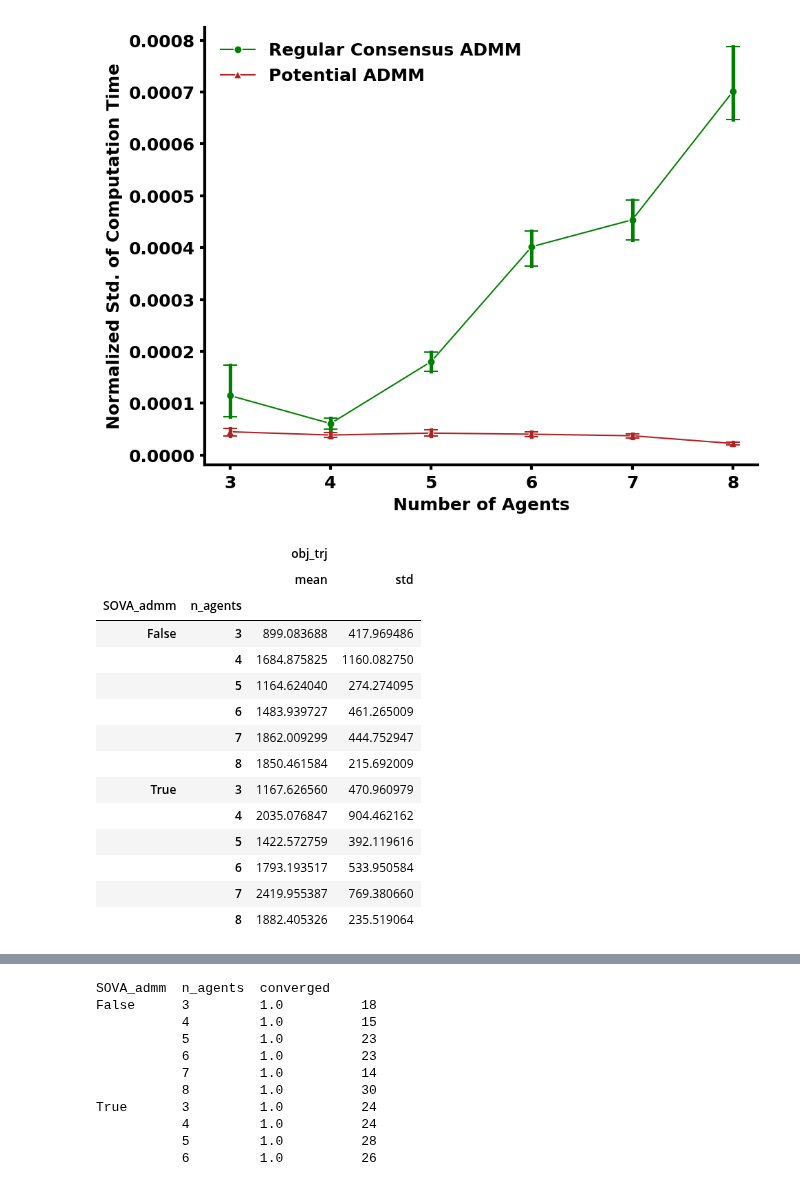
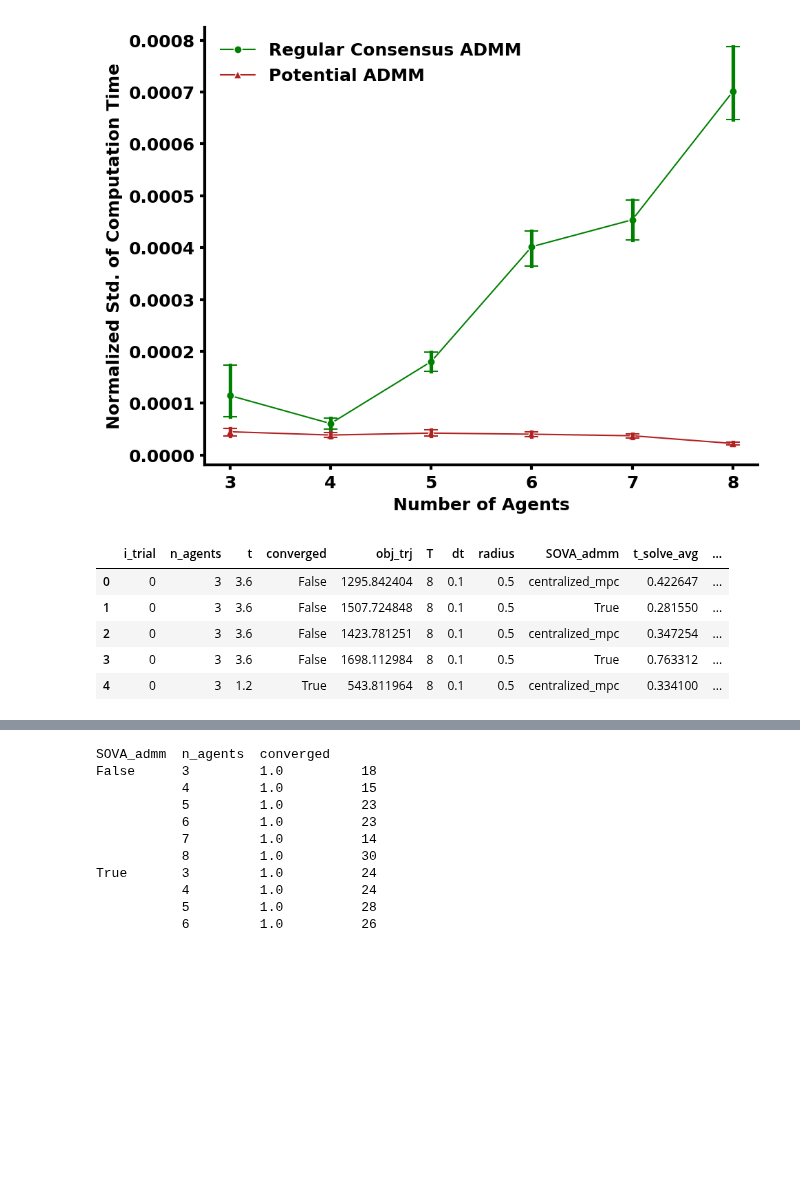
Before and after one commit to labicon/Potential-ADMM_code, a Jupyter notebook: distributed_ADMM/monte_carlo_analysis.ipynb, the cells around one changed output, grey strips where cells are left out. Saved outputs shown, nothing was run; the diff lists cells and outputs as text; code cells hidden in the pictures; blank space fills up the shorter version.

```diff
--- a/distributed_ADMM/monte_carlo_analysis.ipynb
+++ b/distributed_ADMM/monte_carlo_analysis.ipynb
@@ -112,25 +112,18 @@ df = drones_3_8_combined
 # %%
-df_try = df.replace(to_replace='None', value=np.nan).dropna()
+optimality_df = optimality_df.replace(to_replace='None', value=np.nan).dropna()
 # %%
-df_try = df.replace(to_replace=np.inf, value=np.nan).dropna()
+optimality_df = optimality_df.replace(to_replace=np.inf, value=np.nan).dropna()
+# %%
+optimality_df.columns = ['i_trial','n_agents','t','converged','obj_trj','T','dt','radius','SOVA_admm','t_solve_avg','t_solve_std','MAX_ITER','dist_to_goal']
 # %%
-optimality_df = df_try.groupby(['SOVA_admm','n_agents']).agg({'obj_trj': ['mean', 'std']})
+# optimality_df = optimality_df.groupby(['SOVA_admm','n_agents','MAX_ITER']).agg({'obj_trj': ['mean', 'std']})
 # %%
-optimality_df
+optimality_df.head()
 # %% [output]
-|  |  | obj_trj |  |
-|  |  | mean | std |
-| SOVA_admm | n_agents |  |  |
-| False | 3 | 899.083688 | 417.969486 |
-|  | 4 | 1684.875825 | 1160.082750 |
-|  | 5 | 1164.624040 | 274.274095 |
-|  | 6 | 1483.939727 | 461.265009 |
-|  | 7 | 1862.009299 | 444.752947 |
-|  | 8 | 1850.461584 | 215.692009 |
-| True | 3 | 1167.626560 | 470.960979 |
-|  | 4 | 2035.076847 | 904.462162 |
-|  | 5 | 1422.572759 | 392.119616 |
-|  | 6 | 1793.193517 | 533.950584 |
-|  | 7 | 2419.955387 | 769.380660 |
-|  | 8 | 1882.405326 | 235.519064 |
+|  | i_trial | n_agents | t | converged | obj_trj | T | dt | radius | SOVA_admm | t_solve_avg | ... |
+| 0 | 0 | 3 | 3.6 | False | 1295.842404 | 8 | 0.1 | 0.5 | centralized_mpc | 0.422647 | ... |
+| 1 | 0 | 3 | 3.6 | False | 1507.724848 | 8 | 0.1 | 0.5 | True | 0.281550 | ... |
+| 2 | 0 | 3 | 3.6 | False | 1423.781251 | 8 | 0.1 | 0.5 | centralized_mpc | 0.347254 | ... |
+| 3 | 0 | 3 | 3.6 | False | 1698.112984 | 8 | 0.1 | 0.5 | True | 0.763312 | ... |
+| 4 | 0 | 3 | 1.2 | True | 543.811964 | 8 | 0.1 | 0.5 | centralized_mpc | 0.334100 | ... |
 # %%
```
Also changed, not shown: parts of 34 cells of this notebook, 7 other files.
